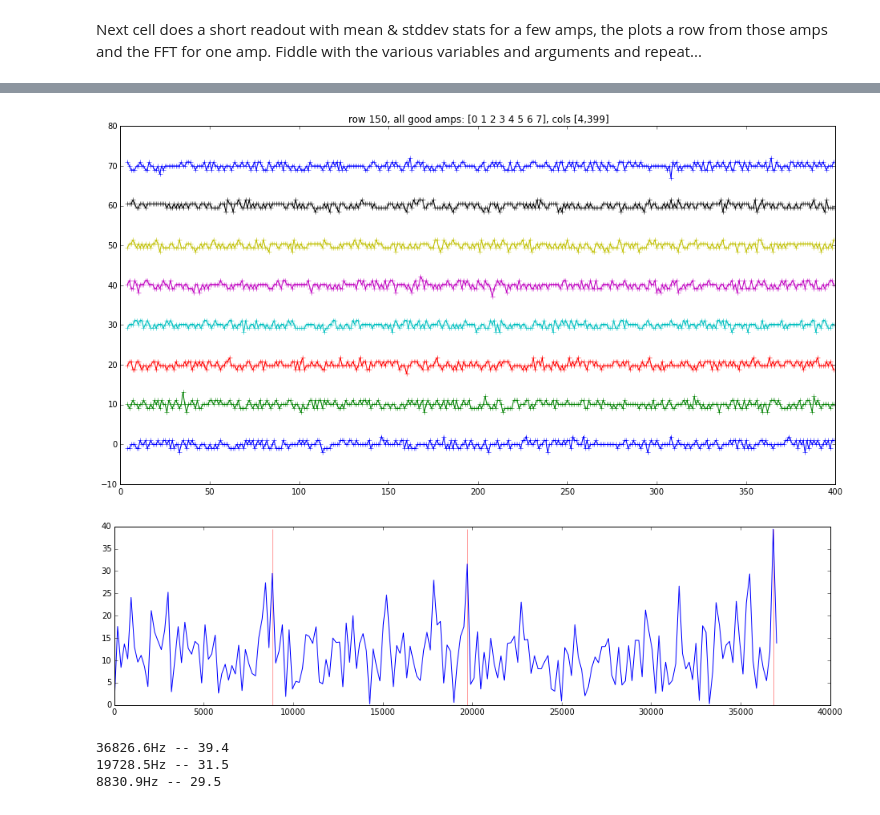
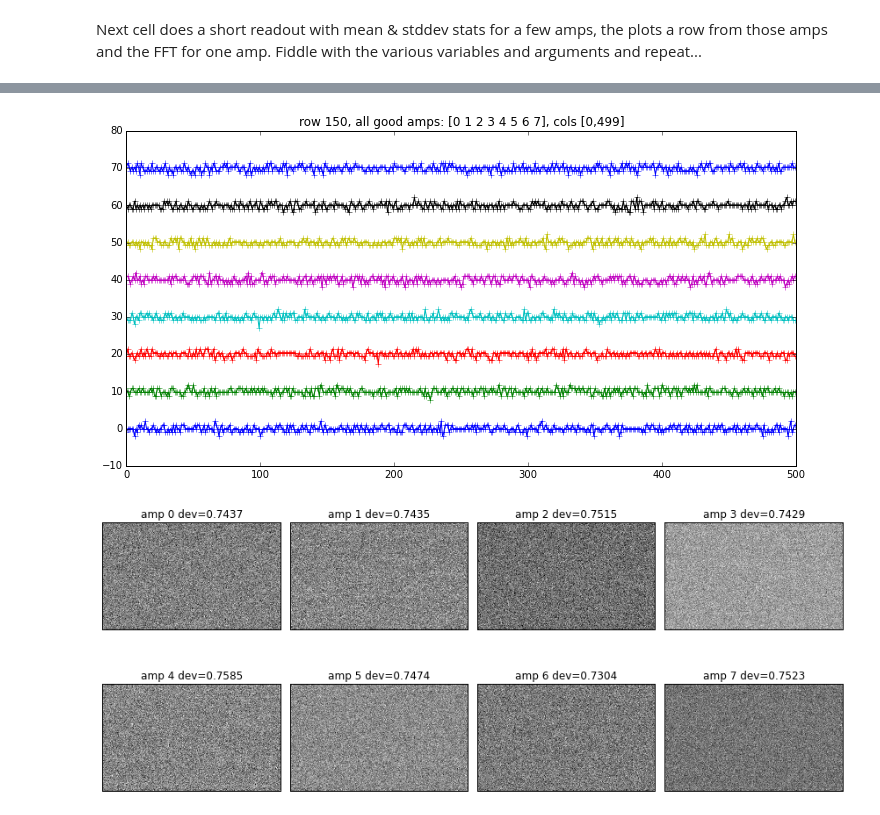
Before and after one commit to Subaru-PFS/ics_xcu_fpga, a Jupyter notebook: notebooks/ccdControl.ipynb, the cells around one changed output, grey strips where cells are left out. Cells and saved outputs as stored; diff of their text form; code cells hidden in the pictures.

Commit message:
Move more stuff to nbFuncs, restore simple useability.

```diff
--- a/notebooks/ccdControl.ipynb
+++ b/notebooks/ccdControl.ipynb
@@ -65,9 +50,9 @@ SUCCESS
 # %%
-#reload(fpga)
-#reload(fpga.ccd)
-#reload(fpga)
+reload(fpgaMod)
+reload(fpgaMod.ccd)
+reload(fpgaMod)
 
-ccd = fpga.CCD()
+ccd = fpgaMod.CCD()
 ccd.pciReset()
 print "FPGA version: 0x%08x" % (ccd.peekWord(0))
 # %% [output]
@@ -232,34 +113,43 @@ print xim.astype('i2')
 # %%
-focusAmp = 6             # Which amp to focus on
+reload(ccdFuncs)
+reload(nbFuncs)
+fftAmps = []
 nrows = 300                # How many rows to read out.
-ncols = 400
-pcols = np.arange(4,ncols)        # Which cols to plot
-prow = (nrows+1)/2      # which row to plot
+ncols = 500
+pcols = np.arange(ncols)        # Which cols to plot
+prow = (nrows+1)/2
+prows = [1, 5, prow]      # which row to plot
 
-figWidth = 16
+figWidth = 12
 
-# read, discard, pause, re-read, to get rid of the worst ramp
-argDict = dict(everyNRows=50, ampList=goodAmps, cols=pcols, ccd=ccd)
-#im = ccd.readImage(nrows=nrows, ncols=ncols, rowFunc=ccdFuncs.rowStats, rowFuncArgs=argDict, doSave=False)
-#time.sleep(1)
+argDict = dict(everyNRows=nrows-1, ampList=goodAmps, cols=pcols, ccd=ccd)
+
 print "# row  means   stddevs"
-im = ccd.readImage(nrows=nrows, ncols=ncols,
-                   rowFunc=ccdFuncs.rowStats, rowFuncArgs=argDict,
-                   clockFunc=pfsClocks)
+im, files = ccd.readImage(nrows=nrows, ncols=ncols,
+                       rowFunc=ccdFuncs.rowStats, rowFuncArgs=argDict,
+                       clockFunc=pfsClocks)
 
-focusMask = ccd.ampidx(focusAmp, im)[pcols]
+path = files[0]
+imName = '/'.join(path.split('/')[-2:])
+print "file: %s" % (path)
 
-medpix = np.median(im[prow])
+#focusAmp = 0             # Which amp to focus on
+#focusMask = ccd.ampidx(focusAmp, im)[pcols]
 
-pixrange = 40
+medpix = np.median(im[prows])
+
+pixRange = None
 f1 = plt.figure(figsize=(figWidth,figWidth/4))
-plt.plot(im[prow], scaley=False)
-plt.axis([None, None, medpix-pixrange, medpix+pixrange])
-plt.title('row %d, all amps, clipped to %0.2f +/- %d' % (prow, medpix, pixrange))
+for prow in prows:
+    plt.plot(im[prow], scaley=pixRange is None)
+    if pixRange is not None:
+        plt.axis([None, None, medpix-pixRange, medpix+pixRnge])
+plt.title('%s rows %s, all amps, clipped to %0.2f +/- %s' % (imName, prows, medpix, pixRange))
 plt.show()
 
 # Plot all the "good" amps
 f2 = plt.figure(figsize=(figWidth,figWidth/2))
+prow = prows[-1]
 nbFuncs.plotAmps(im, amps=goodAmps, row=prow, cols=pcols, plotOffset=10, fig=f2)
 plt.title('row %d, all good amps: %s, cols [%d,%d]' % (prow, goodAmps,
                                                        pcols[0],pcols[-1]))
@@ -270,20 +160,12 @@ for a in badAmps:
     plt.title('row %d, bad amp %d' % (prow, a))
 
 
-plt.figure(figsize=(figWidth, figWidth/4))
-ampSeg = im[prow,focusMask]
-freqs, fft, peak_ii = ccdFuncs.plotTopPeriods(ampSeg, topN=3)
-
-#fig = plt.figure('dud', figsize=(figWidth, figWidth/2))
-#p = fig.add_subplot(111)
-#for i in range(10,20):
-#    p.plot(im[prow-i,focusMask])
-
-#fig = plt.figure('dud2', figsize=(figWidth, figWidth/2))
-#p = fig.add_subplot(111)
-#for i in range(0):
-#    p.plot(im[:,focusMask[100+10*i]])
-
+if len(fftAmps) > 0:
+    fftFig = plt.figure(figsize=(figWidth, figWidth/4))
+    for a in fftAmps:
+        fftMask = ccd.ampidx(a, im)[pcols]
+        ampSeg = im[prow,fftMask]
+        freqs, fft, peak_ii = ccdFuncs.plotTopPeriods(ampSeg, topN=3)
 
 fig = plt.figure('amp_images', figsize=(figWidth, figWidth/2))
 fig.subplots_adjust(hspace=0.01, wspace=0.01)
@@ -323,5 +191,2 @@ readT=1.87 writeT=0.13
-[figure, old version]
+[figure, new version]
-[figure, old version]
+[figure, new version]
-36826.6Hz -- 39.4
-19728.5Hz -- 31.5
-8830.9Hz -- 29.5
```
Also changed, not shown: parts of 17 cells of this notebook.
